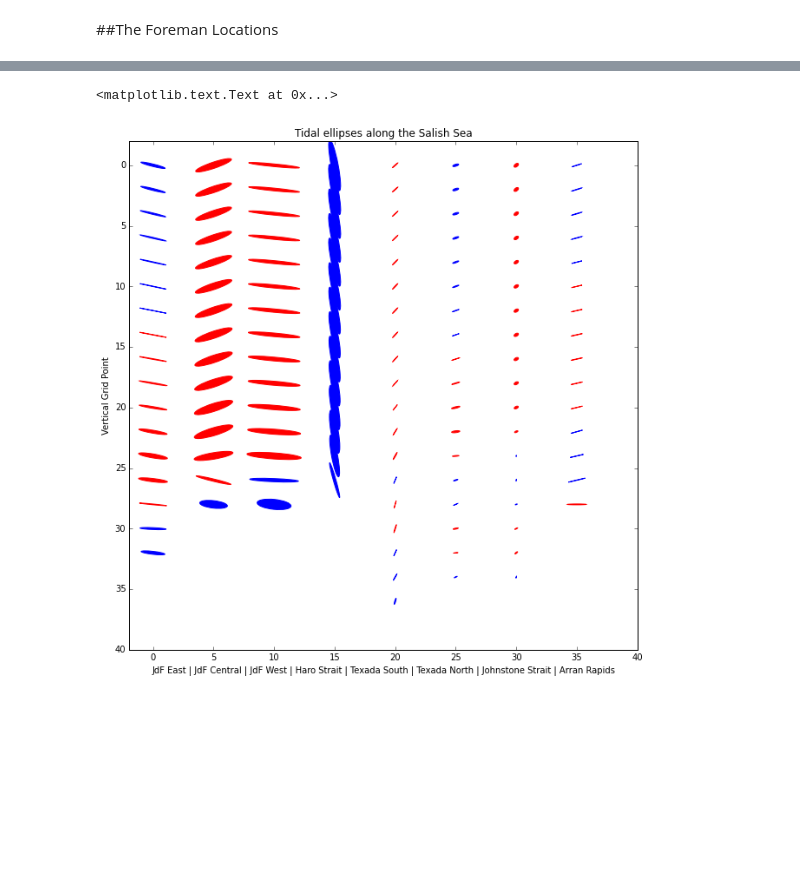
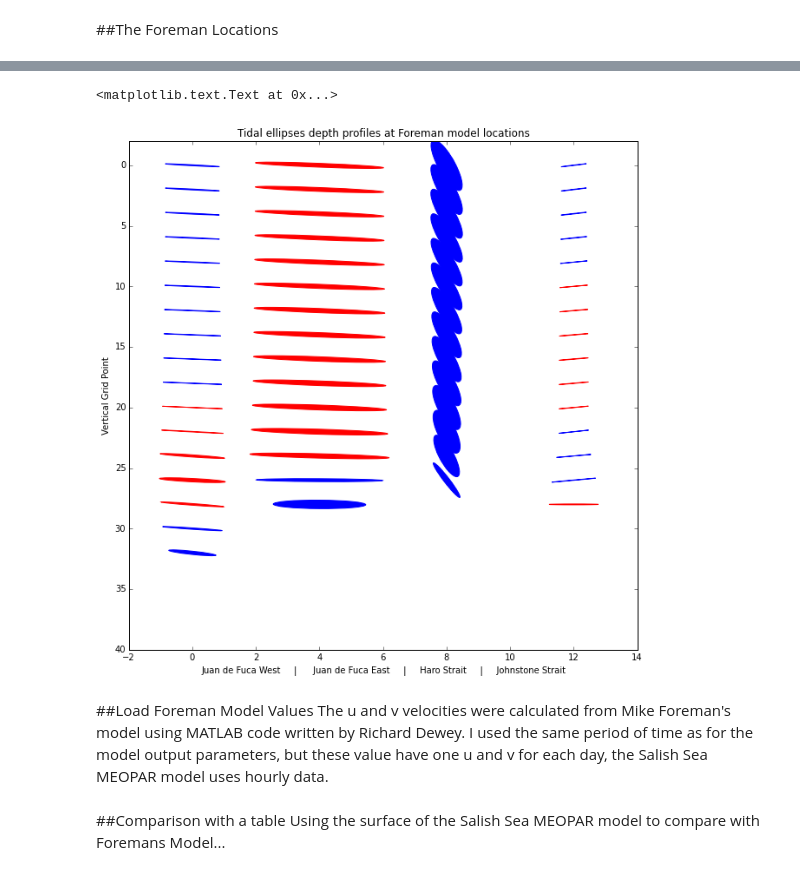
Before and after one commit to SalishSeaCast/analysis, a Jupyter notebook: Muriel/EllipsesCompaisonswithForemanModel.ipynb, the cells around one changed output, grey strips where cells are left out. Saved outputs shown, nothing was run; the diff lists cells and outputs as text; code cells hidden in the pictures; blank space fills up the shorter version.

Commit message:
Add visual and table comparisons at 4 locations

```diff
--- a/Muriel/EllipsesCompaisonswithForemanModel.ipynb
+++ b/Muriel/EllipsesCompaisonswithForemanModel.ipynb
@@ -56,17 +55,13 @@ iH = 233
 jH = 312
 
 #Juan de Fuca West
-iJW=3
-jJW=405
+iJW=8
+jJW=408
 
 #Juan de Fuca East
-iJE = 147
-jJE = 276
+iJE = 151
+jJE = 275
 
 #Johnstone Strait
 iJS = 58
 jJS = 885
-
-#Arran Rapids
-iAR = 194
-jAR = 811
@@ -111,17 +88,17 @@ dep=10
 
 #Making the ellipse for the Central node
 
-count = np.arange(0,8)
-i = (iJW, iJC, iJE, iH, iNN, iTS, iTN, iJS, iAR)
-j = (jJW, jJC, jJE, jH, jNN, jTS, jTN, jJS, jAR)
+count = np.arange(0,4)
+i = (iJW, iJE, iH, iJS)
+j = (jJW, jJE, jH, jJS)
 
 for loc, i, j in zip(count, i ,j):
-    if params[loc,dep,2] > 0:
+    if params_av[loc,1] > 0:
         thec = 'b'
     else:
         thec = 'r'
-    ellsc = Ellipse(xy=(m[j,i],k[j,i]), width=scale*params[loc,dep,1],
-                        height=scale*params[loc,dep,2], angle=params[loc, dep,3],
+    ellsc = Ellipse(xy=(m[j,i],k[j,i]), width=scale*params_av[loc,0],
+                        height=scale*params_av[loc,1], angle=params_av[loc,2],
                         color=thec)
     ax.add_artist(ellsc)
     ellsc.set_facecolor(thec)
@@ -152,7 +129,7 @@ ax.contourf(m[jmin-ex:jmax+ex,imin-ex:imax+ex],k[jmin-ex:jmax+ex,imin-ex:imax+ex
         bathy.data[jmin-ex:jmax+ex,imin-ex:imax+ex],contour_interval,colors='black')
 ax.contour(m[jmin-ex:jmax+ex,imin-ex:imax+ex],k[jmin-ex:jmax+ex,imin-ex:imax+ex],
             bathy.data[jmin-ex:jmax+ex,imin-ex:imax+ex],[5],colors='black')
-ax.set_title('Depth Averaged M2 tidal ellipses at VENUS nodes')
+ax.set_title('Depth Averaged M2 tidal ellipses at Foreman model locations')
 
 print "red is clockwise"
 # %% [output]
@@ -162,27 +139,31 @@ red is clockwise
 # %%
 fig = plt.figure(figsize=(10.5,10.5))
 ax = fig.add_subplot(111)
 scale = 5
 interval = 2
 
-for loc in np.arange(0,8):
+for loc in np.arange(0,4):
     for dep in np.arange(0,40,interval):
         if params[loc,dep,2] > 0:
             thec = 'b'
         else:
             thec = 'r'
-        ells = Ellipse(xy=(loc*5,dep), width=scale*params[loc,dep,1],
+        ells = Ellipse(xy=(loc*4,dep), width=scale*params[loc,dep,1],
                             height=scale*params[loc,dep,2], angle=params[loc,dep,3],
                             color=thec)
         ax.add_artist(ells)
         ells.set_facecolor(thec)
 
 ax.set_ylim(-2,40)
 ax.invert_yaxis()
-ax.set_xlim(-2,40)
-ax.set_title('Tidal ellipses along the Salish Sea')
+ax.set_xlim(-2,14)
+ax.set_title('Tidal ellipses depth profiles at Foreman model locations')
 ax.set_ylabel('Vertical Grid Point')
-ax.set_xlabel('JdF East | JdF Central | JdF West | Haro Strait | Texada South | Texada North | Johnstone Strait | Arran Rapids')
+ax.set_xlabel('Juan de Fuca West     |      Juan de Fuca East     |     Haro Strait     |     Johnstone Strait ')
 # %% [output]
 <matplotlib.text.Text at 0x...>
-[figure, old version]
+[figure, new version]
+# %% [markdown]
+##Load Foreman Model Values
+The u and v velocities were calculated from Mike Foreman's model using MATLAB code written by Richard Dewey.
+I used the same period of time as for the model output parameters, but these value have one u and v for each day, the Salish Sea MEOPAR model uses hourly data.
@@ -188,0 +184,3 @@ ax.set_xlabel('JdF East | JdF Central | JdF West | Haro Strait | Texada South |
+# %% [markdown]
+##Comparison with a table
+Using the surface of the Salish Sea MEOPAR model to compare with Foremans Model...
```
Also changed, not shown: parts of 8 cells of this notebook.
